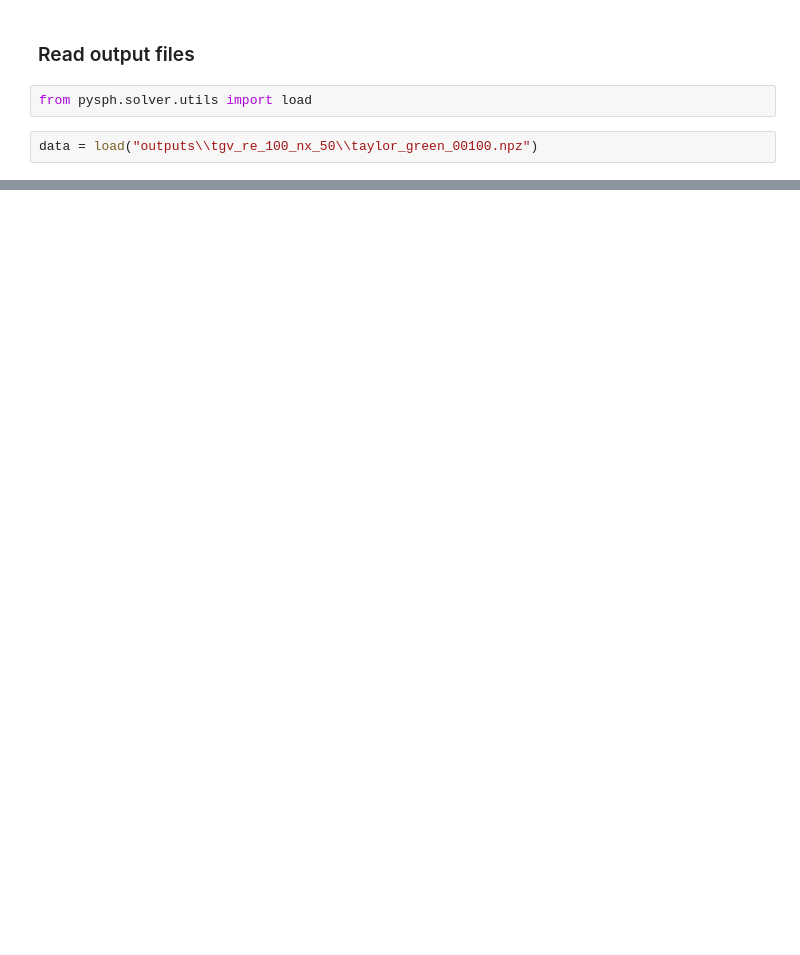
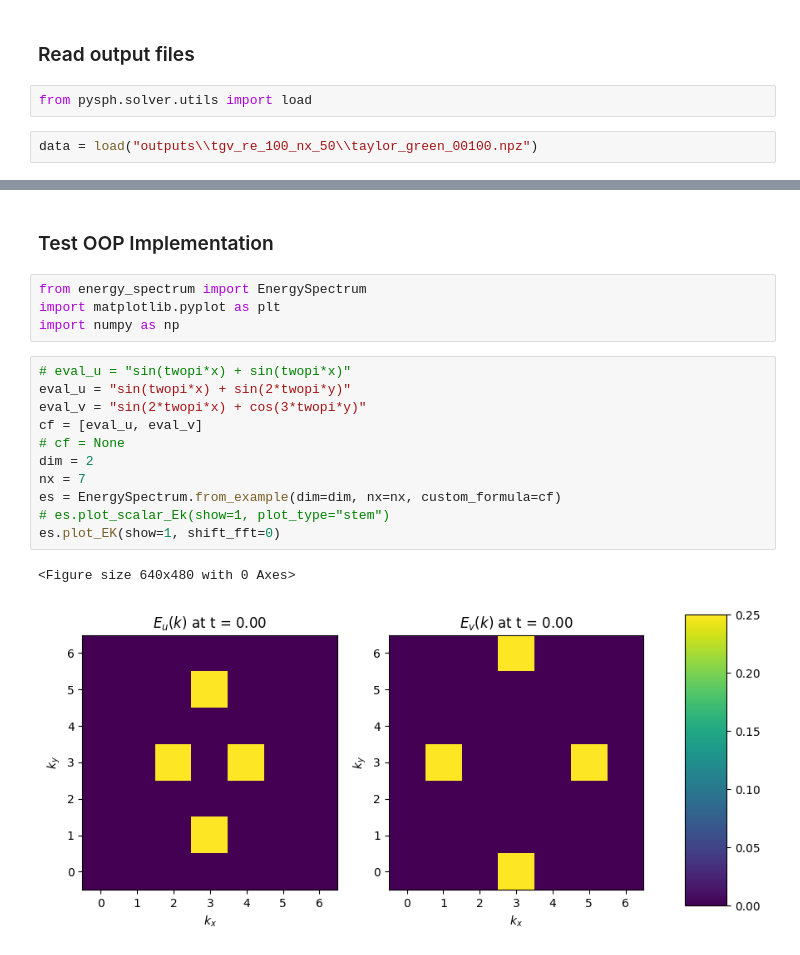
Before and after one commit to Prajwal-Prathiksh/ddp-thesis, a Jupyter notebook: code/play_energy_spectrum.ipynb, the cells around one changed output, grey strips where cells are left out. Drawn from its saved outputs; the diff is of its cells as text; blank space fills up the shorter version.

```diff
--- a/code/play_energy_spectrum.ipynb
+++ b/code/play_energy_spectrum.ipynb
@@ -396,0 +344,20 @@ dict_keys(['tag', 'pid', 'gid', 'x', 'y', 'm', 'h', 'u', 'v', 'rho', 'p', 'au',
+# %% [markdown]
+### Test OOP Implementation
+# %%
+from energy_spectrum import EnergySpectrum
+import matplotlib.pyplot as plt
+import numpy as np
+# %%
+# eval_u = "sin(twopi*x) + sin(twopi*x)"
+eval_u = "sin(twopi*x) + sin(2*twopi*y)"
+eval_v = "sin(2*twopi*x) + cos(3*twopi*y)"
+cf = [eval_u, eval_v]
+# cf = None
+dim = 2
+nx = 7
+es = EnergySpectrum.from_example(dim=dim, nx=nx, custom_formula=cf)
+# es.plot_scalar_Ek(show=1, plot_type="stem")
+es.plot_EK(show=1, shift_fft=0)
+# %% [output]
+<Figure size 640x480 with 0 Axes>
+[figure, added]
```
Also changed, not shown: parts of 30 cells of this notebook, 1 other file.
